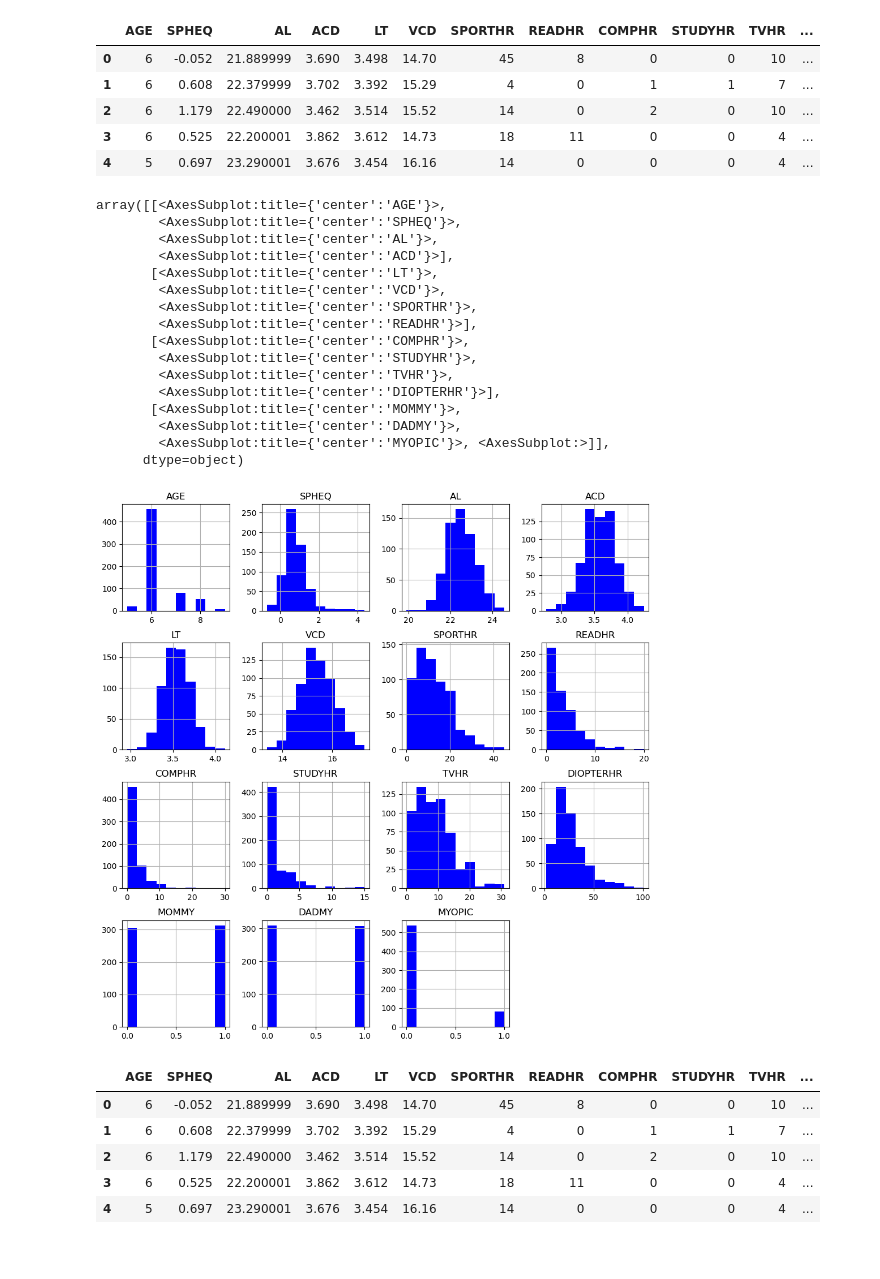
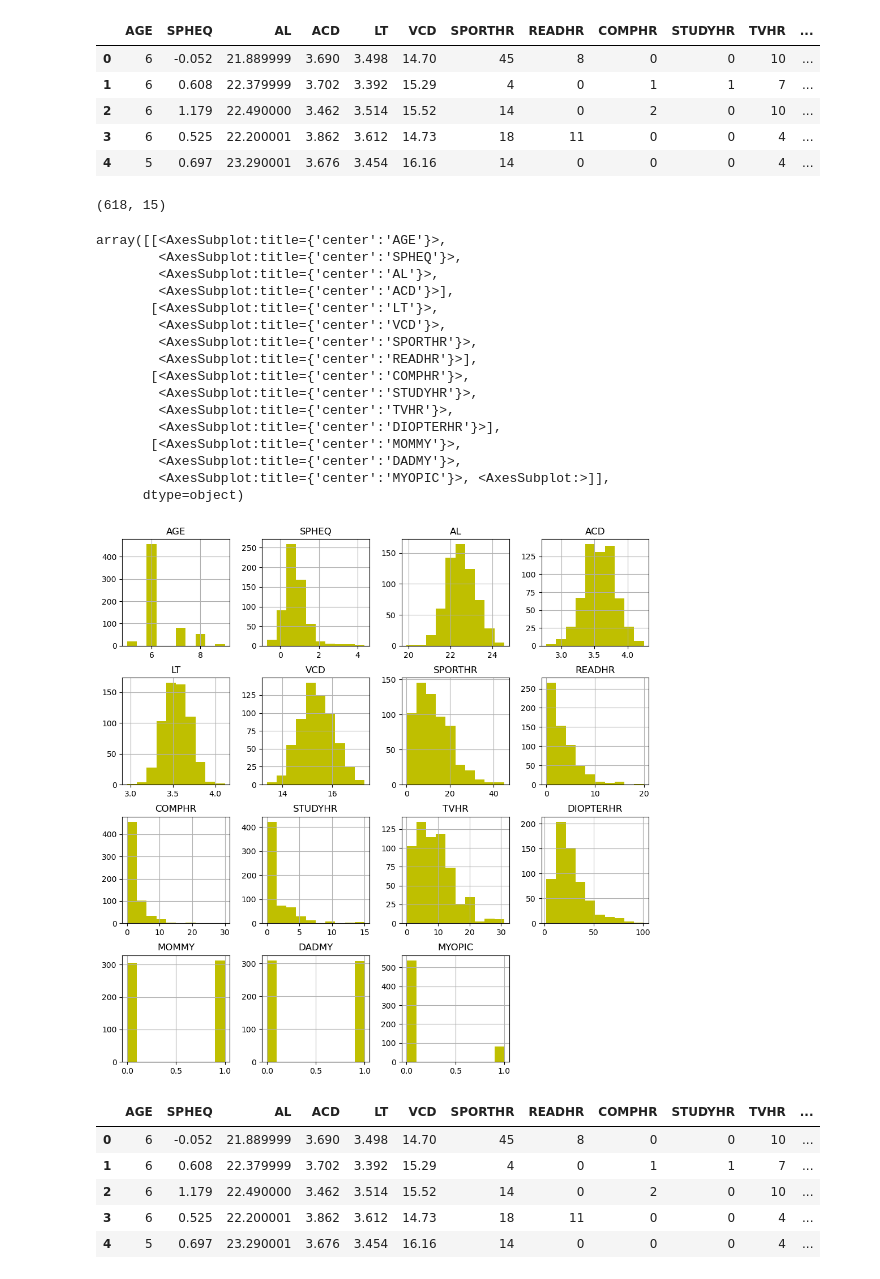
Before and after one commit to Mathi2702/unsupervised-machine-learning-challenge, a Jupyter notebook: unsupervised_machine_learning.ipynb, the cells around one changed output. Cells and saved outputs as stored; diff of their text form; code cells hidden in the pictures.

```diff
--- a/unsupervised_machine_learning.ipynb
+++ b/unsupervised_machine_learning.ipynb
@@ -21,27 +21,31 @@ df_myopia.head()
 | 2 | 6 | 1.179 | 22.490000 | 3.462 | 3.514 | 15.52 | 14 | 0 | 2 | 0 | 10 | ... |
 | 3 | 6 | 0.525 | 22.200001 | 3.862 | 3.612 | 14.73 | 18 | 11 | 0 | 0 | 4 | ... |
 | 4 | 5 | 0.697 | 23.290001 | 3.676 | 3.454 | 16.16 | 14 | 0 | 0 | 0 | 4 | ... |
+# %%
+df_myopia.shape
+# %% [output]
+(618, 15)
 # %%
 #Histogram
-df_myopia.hist(figsize=(12,12),color='b')
+df_myopia.hist(figsize=(12,12),color='y')
 # %% [output]
 array([[<AxesSubplot:title={'center':'AGE'}>,
         <AxesSubplot:title={'center':'SPHEQ'}>,
         <AxesSubplot:title={'center':'AL'}>,
         <AxesSubplot:title={'center':'ACD'}>],
        [<AxesSubplot:title={'center':'LT'}>,
         <AxesSubplot:title={'center':'VCD'}>,
         <AxesSubplot:title={'center':'SPORTHR'}>,
         <AxesSubplot:title={'center':'READHR'}>],
        [<AxesSubplot:title={'center':'COMPHR'}>,
         <AxesSubplot:title={'center':'STUDYHR'}>,
         <AxesSubplot:title={'center':'TVHR'}>,
         <AxesSubplot:title={'center':'DIOPTERHR'}>],
        [<AxesSubplot:title={'center':'MOMMY'}>,
         <AxesSubplot:title={'center':'DADMY'}>,
         <AxesSubplot:title={'center':'MYOPIC'}>, <AxesSubplot:>]],
       dtype=object)
-[figure, old version]
+[figure, new version]
 # %%
 #Drop the "MYOPIC" column
 df_myopia_new=df_myopia.drop("MYOPIC", axis=1)
```
Also changed, not shown: parts of 15 cells of this notebook, 2 other files.
